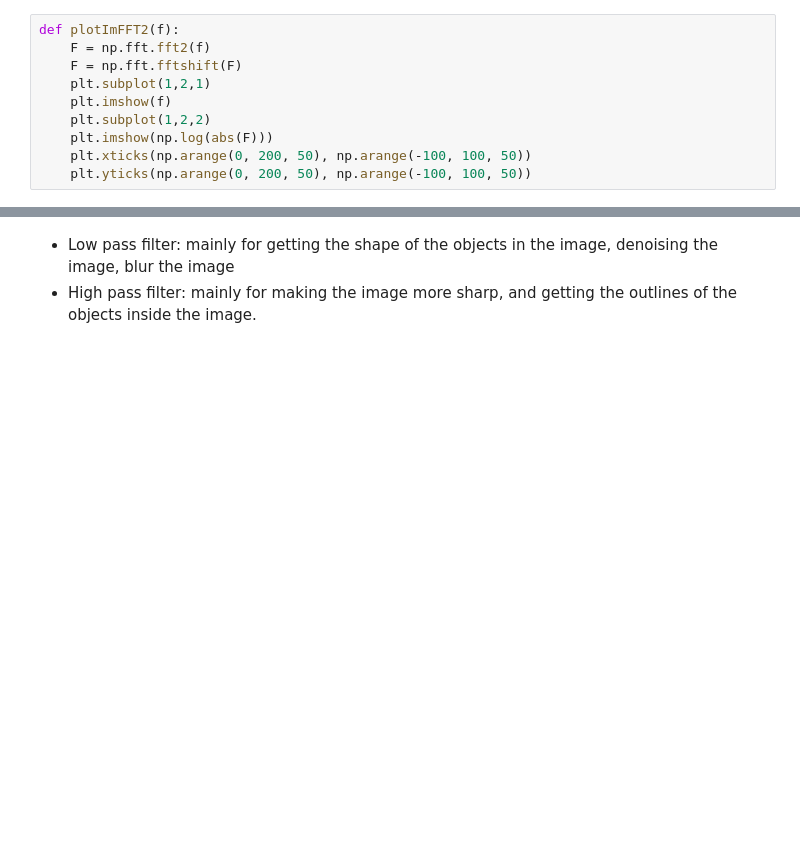
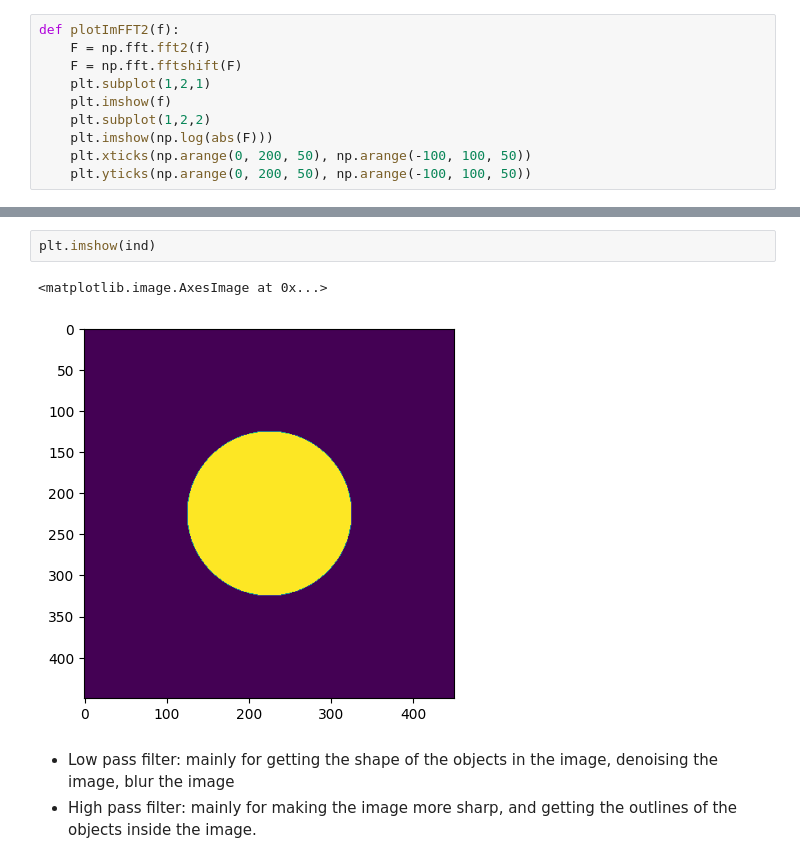
Before and after one commit to huiprobable/MATH473F22CSULB, a Jupyter notebook: Lectures/Lec12_FFTConvolution.ipynb, the cells around one changed output, grey strips where cells are left out. Drawn from its saved outputs; the diff is of its cells as text; blank space fills up the shorter version.

```diff
--- a/Lectures/Lec12_FFTConvolution.ipynb
+++ b/Lectures/Lec12_FFTConvolution.ipynb
@@ -88,3 +89,8 @@ plt.imshow(np.real(h2))
+# %%
+plt.imshow(ind)
+# %% [output]
+<matplotlib.image.AxesImage at 0x...>
+[figure, added]
 # %% [markdown]
 * Low pass filter: mainly for getting the shape of the objects in the image, denoising the image, blur the image
 * High pass filter: mainly for making the image more sharp, and getting the outlines of the objects inside the image.
```
Also changed, not shown: parts of 18 cells of this notebook.
